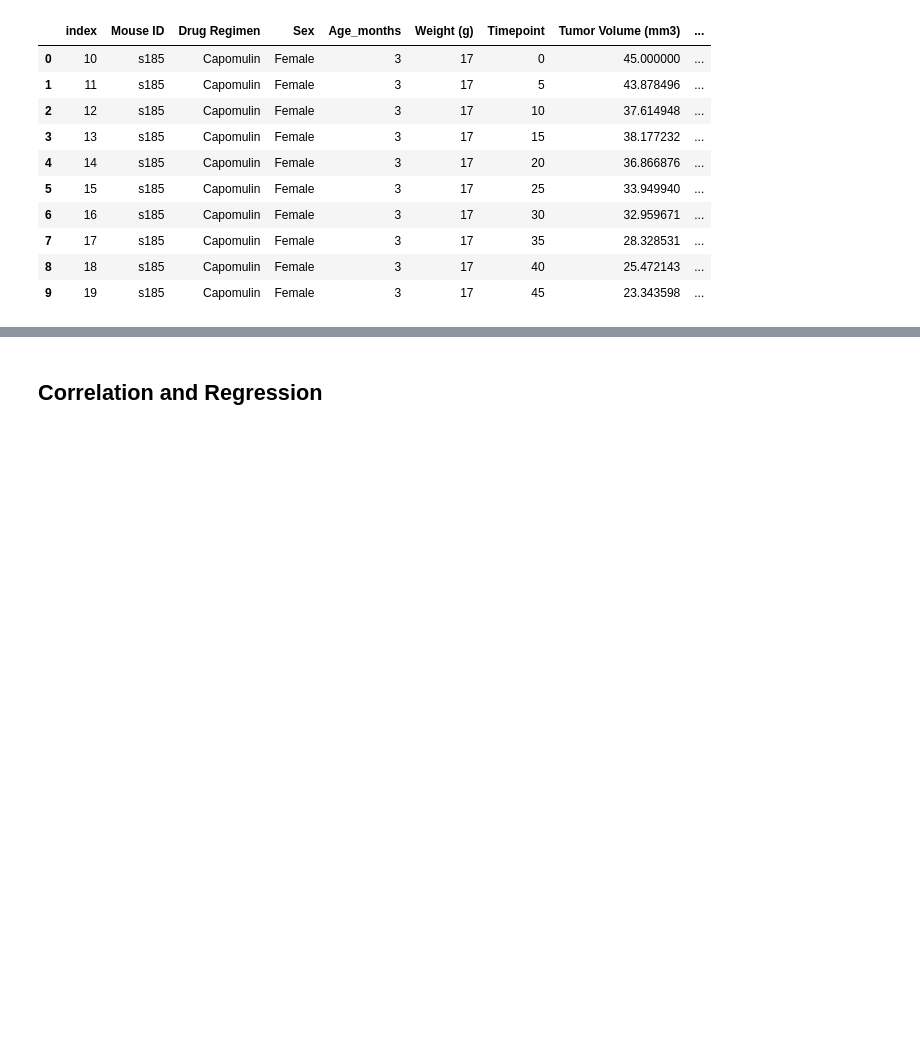
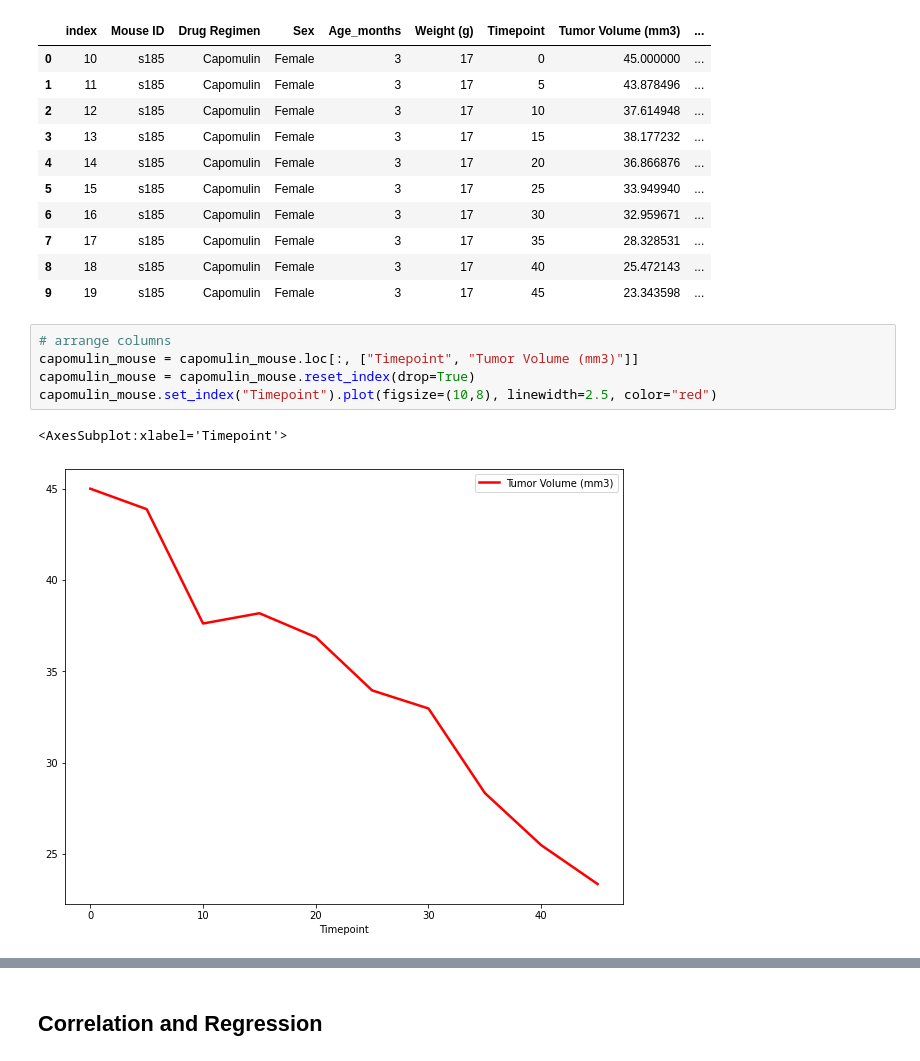
Before and after one commit to SGGO911/Matplotlib-Challenge, a Jupyter notebook: pymaceuticals_starter.ipynb, the cells around one changed output, grey strips where cells are left out. Drawn from its saved outputs; the diff is of its cells as text; blank space fills up the shorter version.

Commit message:
adding tumor volume

```diff
--- a/pymaceuticals_starter.ipynb
+++ b/pymaceuticals_starter.ipynb
@@ -302,5 +302,13 @@ capomulin_mouse
 | 7 | 17 | s185 | Capomulin | Female | 3 | 17 | 35 | 28.328531 | ... |
 | 8 | 18 | s185 | Capomulin | Female | 3 | 17 | 40 | 25.472143 | ... |
 | 9 | 19 | s185 | Capomulin | Female | 3 | 17 | 45 | 23.343598 | ... |
+# %%
+# arrange columns
+capomulin_mouse = capomulin_mouse.loc[:, ["Timepoint", "Tumor Volume (mm3)"]]
+capomulin_mouse = capomulin_mouse.reset_index(drop=True)
+capomulin_mouse.set_index("Timepoint").plot(figsize=(10,8), linewidth=2.5, color="red")
+# %% [output]
+<AxesSubplot:xlabel='Timepoint'>
+[figure, added]
 # %%
 # Generate a scatter plot of average tumor volume vs. mouse weight for the Capomulin regimen
```
Also changed, not shown: parts of 3 cells of this notebook.
